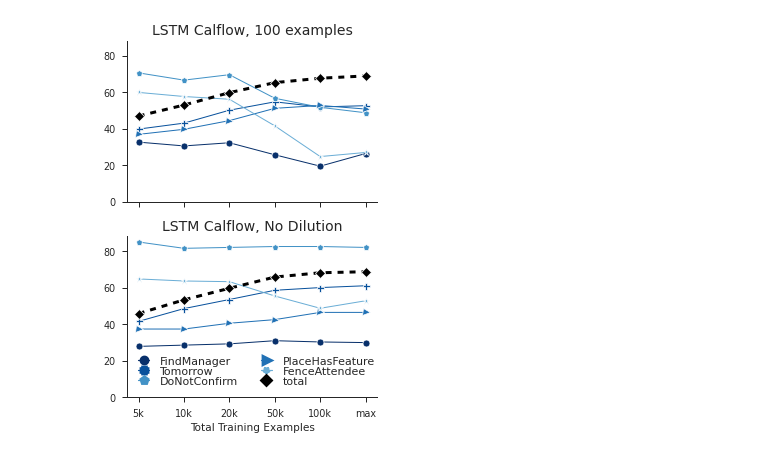
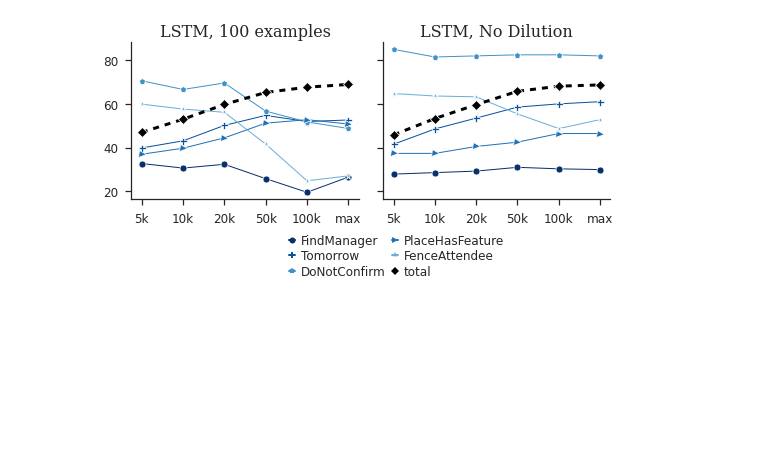
Before and after one commit to esteng/calibration_miso, a Jupyter notebook: analysis/paper_plots.ipynb, the cells around one changed output. Saved outputs shown, nothing was run; the diff lists cells and outputs as text; code cells hidden in the pictures; blank space fills up the shorter version.

```diff
--- a/analysis/paper_plots.ipynb
+++ b/analysis/paper_plots.ipynb
@@ -52,6 +43,7 @@ def plot_calflow(datas,
                 use_coarse=False,
                 ymin = None,
                 ymax=None,
+                axis_title=False,
                 show_legend=False,
                 legend_kws={}):
 
@@ -72,8 +64,6 @@ def plot_calflow(datas,
 
     if ax is None:
         fig, ax = plt.subplots()
-
-    sns.set_theme(font_scale = 1.1, style="ticks", context = "paper")
 
     no_total_data = big_data[big_data['variable'] != "total"]
     total_data = big_data[big_data['variable'] == "total"]
@@ -104,7 +94,6 @@ def plot_calflow(datas,
                 ax=ax,
                 palette=color_mapping)
     sns.despine(ax=ax, top=True, right=True, left=False, bottom=False)
-    sns.set_theme(font_scale = 1.1, style="ticks", context = "paper")
 
     if fixed_axis:
         ax.ylim(20, 100)
@@ -114,9 +103,12 @@ def plot_calflow(datas,
         ax.set_ylim(top=ymax)
 
     ax.set_xticklabels(['5k', '10k', '20k', '50k', '100k', 'max'])
-    ax.set_title(title, fontsize=14)
+    ax.set_title(title, fontsize=title_font_size, fontfamily="DejaVu Serif")
     ax.set_ylabel("")
-    ax.set_xlabel("Total Training Examples")
+    if axis_title:
+        ax.set_xlabel("Total Training Examples")
+    else:
+        ax.set_xlabel("")
 
     if show_legend:
         ax.legend(**legend_kws)
@@ -551,10 +307,15 @@ plt.savefig("/home/estengel/papers/incremental_function_learning/figures/for_pap
 # %%
-fig, ax = plt.subplots(2,1, figsize=(4.3,6.0), sharex=True, sharey=True)
+fig, ax = plt.subplots(1,2, figsize = (7.5, 3.2), sharex=True, sharey=True)
 fm_data = pd.read_csv("~/papers/incremental_function_learning/results/FindManager_vanilla_lstm_test.csv", index_col=0)
 tomorrow_data = pd.read_csv("~/papers/incremental_function_learning/results/Tomorrow_vanilla_lstm_test.csv", index_col=0)
 donotconfirm_data = pd.read_csv("~/papers/incremental_function_learning/results/DoNotConfirm_vanilla_lstm_100.csv", index_col=0)
 placehasfeature_data = pd.read_csv("~/papers/incremental_function_learning/results/PlaceHasFeature_vanilla_lstm_test.csv", index_col=0)
 fenceattendee_data = pd.read_csv("~/papers/incremental_function_learning/results/FenceAttendee_vanilla_lstm_test.csv", index_col=0)
+
+
+legend_kws_source = dict(ncol=2, fontsize=11, borderpad=0.0, labelspacing=0.2, columnspacing=1.0, handlelength=0.5,
+                bbox_to_anchor=(0.9, -0.20), loc=1, handletextpad=0.5, handler_map=handler_map)
+
 
 
 datas = [("FindManager", fm_data), ("Tomorrow", tomorrow_data), ("DoNotConfirm", donotconfirm_data), ("PlaceHasFeature", placehasfeature_data), ("FenceAttendee", fenceattendee_data)]
@@ -563,52 +324,63 @@ for i, (name, df) in enumerate(datas):
     df['train'] = df['train'].astype(str)
     datas[i] = (name, df)
 
+matplotlib.rcParams.update({'font.size': 16})
+sns.set(context='paper')
+sns.set(font_scale = 1.09)
+sns.set_style(style='ticks')
+
 plot_calflow(datas,
-            title = "LSTM Calflow, 100 examples",
+            title = "LSTM, 100 examples",
             prefix="test",
             ax=ax[0],
             use_coarse=False,
             use_total=False,
             ymin=None,
             ymax=None,
-            legend_kws=dict(ncol=2, fontsize=11, borderpad=0.5, labelspacing=0.0, handlelength=1,
-                              handletextpad=1.0, handler_map=handler_map)
+            legend_kws=legend_kws_source
             )
 
 
 fm_ns_data = pd.read_csv("~/papers/incremental_function_learning/results/lstm_no_source/FindManager_vanilla_lstm_no_source.csv", index_col=0)
 tomorrow_ns_data = pd.read_csv("~/papers/incremental_function_learning/results/lstm_no_source/Tomorrow_vanilla_lstm_no_source.csv", index_col=0)
 donotconfirm_ns_data =  pd.read_csv("~/papers/incremental_function_learning/results/lstm_no_source/DoNotConfirm_vanilla_lstm_no_source.csv", index_col=0)
 placehasfeature_ns_data = pd.read_csv("~/papers/incremental_function_learning/results/lstm_no_source/PlaceHasFeature_vanilla_lstm_no_source.csv", index_col=0)
 fenceattendee_ns_data = pd.read_csv("~/papers/incremental_function_learning/results/lstm_no_source/FenceAttendee_vanilla_lstm_no_source.csv", index_col=0)
 
 
 datas = [("FindManager", fm_ns_data),
 ("Tomorrow", tomorrow_ns_data),
 ("DoNotConfirm", donotconfirm_ns_data),
 ("PlaceHasFeature", placehasfeature_ns_data),
 ("FenceAttendee", fenceattendee_ns_data)]
 
 for i, (name, df) in enumerate(datas):
     df['train'] = df['train'].astype(str)
     datas[i] = (name, df)
 
+
+legend_kws_no_source = dict(ncol=2, borderpad=0.0, labelspacing=0.2, columnspacing=0.5, handlelength=0.5,
+                bbox_to_anchor=(0.78, 0.05), loc=1, handletextpad=0.5, handler_map=handler_map)
+
 plot_calflow(datas,
-            title = "LSTM Calflow, No Dilution",
+            title = "LSTM, No Dilution",
             prefix="test",
             ax=ax[1],
             use_coarse=False,
             use_total=False,
-            ymin=0,
+            ymin=None,
             ymax=None,
             show_legend=True,
-            legend_kws=dict(ncol=2, fontsize=11, borderpad=0.5, labelspacing=0.0, handlelength=1,
-                              handletextpad=1.0)
+            legend_kws=legend_kws_no_source
             )
+
+handles, labels = ax[1].get_legend_handles_labels()
+ax[1].legend([],[])
+fig.legend(handles, labels, **legend_kws_no_source)
 
 
 plt.tight_layout()
 
-plt.savefig("/home/estengel/papers/incremental_function_learning/figures/for_paper/lstm_calflow.pdf")
+plt.savefig("/home/estengel/papers/incremental_function_learning/figures/for_paper/lstm_calflow.pdf", bbox_inches='tight')
 # %% [output]
-[figure, old version]
+[figure, new version]
```
Also changed, not shown: parts of 9 cells of this notebook, 5 other files.
